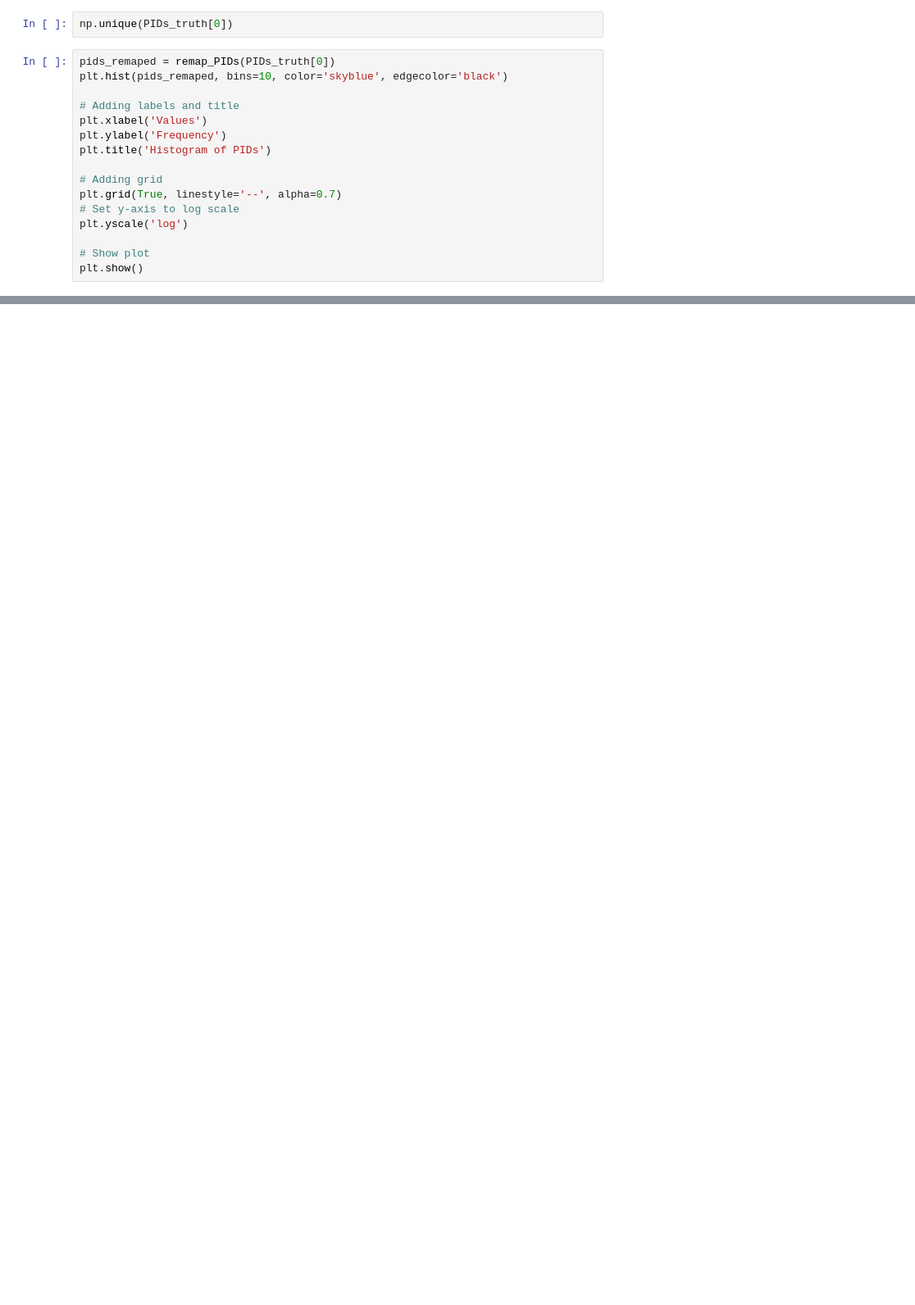
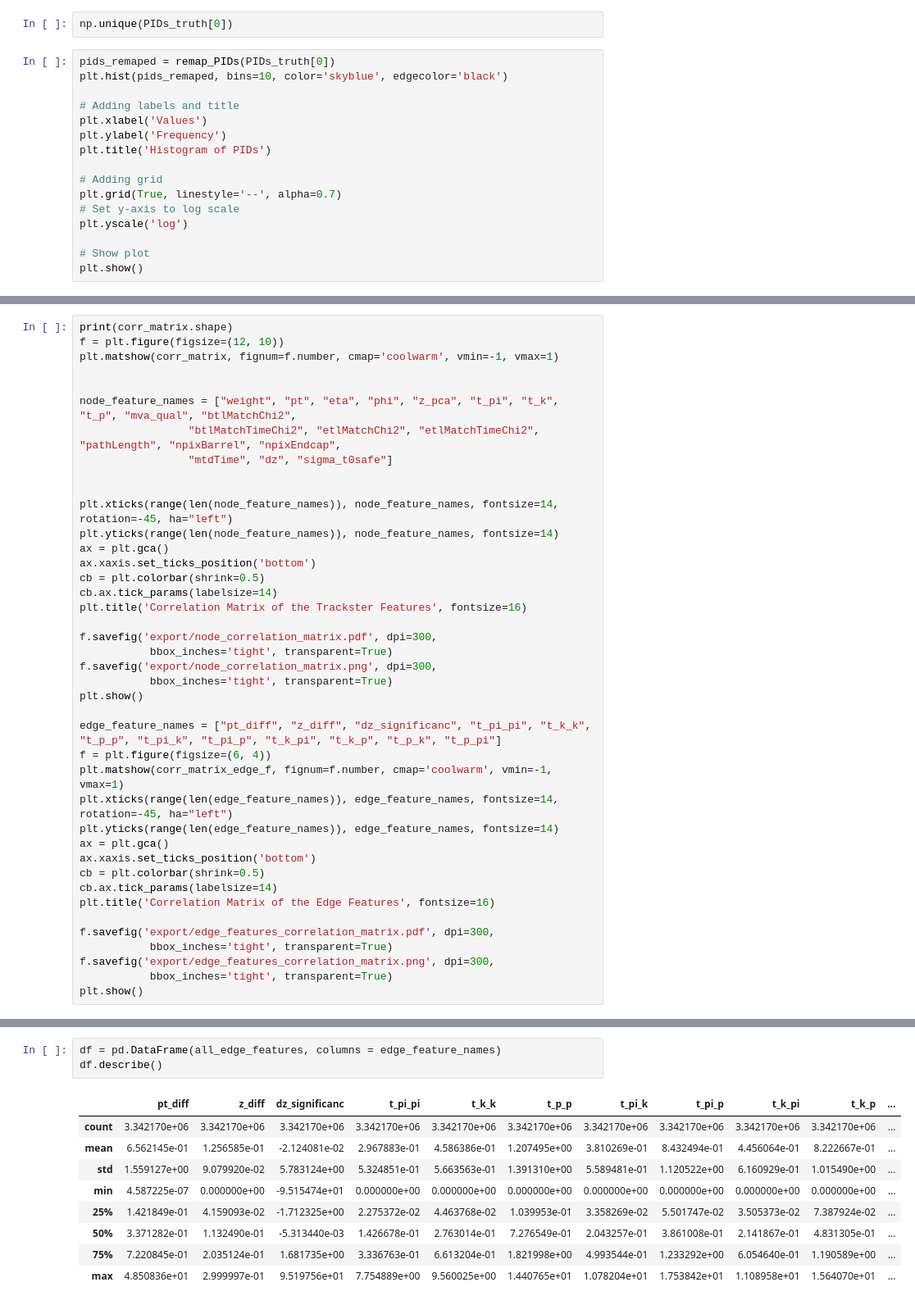
Before and after one commit to jejarosl/GNNVertexing, a Jupyter notebook: DataPreprocessing.ipynb, the cells around one changed output, grey strips where cells are left out. Shown at 82% size. Drawn from its saved outputs; the diff is of its cells as text; blank space fills up the shorter version.

```diff
--- a/DataPreprocessing.ipynb
+++ b/DataPreprocessing.ipynb
@@ -363,0 +617,41 @@ plt.show()
+# %%
+print(corr_matrix.shape)
+f = plt.figure(figsize=(12, 10))
+plt.matshow(corr_matrix, fignum=f.number, cmap='coolwarm', vmin=-1, vmax=1)
+
+
+node_feature_names = ["weight", "pt", "eta", "phi", "z_pca", "t_pi", "t_k",  "t_p", "mva_qual", "btlMatchChi2",
+                 "btlMatchTimeChi2", "etlMatchChi2", "etlMatchTimeChi2", "pathLength", "npixBarrel", "npixEndcap",
+                 "mtdTime", "dz", "sigma_t0safe"]
+
+
+plt.xticks(range(len(node_feature_names)), node_feature_names, fontsize=14, rotation=-45, ha="left")
+plt.yticks(range(len(node_feature_names)), node_feature_names, fontsize=14)
+ax = plt.gca()
+ax.xaxis.set_ticks_position('bottom')
+cb = plt.colorbar(shrink=0.5)
+cb.ax.tick_params(labelsize=14)
+plt.title('Correlation Matrix of the Trackster Features', fontsize=16)
+
+f.savefig('export/node_correlation_matrix.pdf', dpi=300,
+           bbox_inches='tight', transparent=True)
+f.savefig('export/node_correlation_matrix.png', dpi=300,
+           bbox_inches='tight', transparent=True)
+plt.show()
+
+edge_feature_names = ["pt_diff", "z_diff", "dz_significanc", "t_pi_pi", "t_k_k", "t_p_p", "t_pi_k", "t_pi_p", "t_k_pi", "t_k_p", "t_p_k", "t_p_pi"]
+f = plt.figure(figsize=(6, 4))
+plt.matshow(corr_matrix_edge_f, fignum=f.number, cmap='coolwarm', vmin=-1, vmax=1)
+plt.xticks(range(len(edge_feature_names)), edge_feature_names, fontsize=14, rotation=-45, ha="left")
+plt.yticks(range(len(edge_feature_names)), edge_feature_names, fontsize=14)
+ax = plt.gca()
+ax.xaxis.set_ticks_position('bottom')
+cb = plt.colorbar(shrink=0.5)
+cb.ax.tick_params(labelsize=14)
+plt.title('Correlation Matrix of the Edge Features', fontsize=16)
+
+f.savefig('export/edge_features_correlation_matrix.pdf', dpi=300,
+           bbox_inches='tight', transparent=True)
+f.savefig('export/edge_features_correlation_matrix.png', dpi=300,
+           bbox_inches='tight', transparent=True)
+plt.show()
@@ -363,0 +750,13 @@ plt.show()
+# %%
+df = pd.DataFrame(all_edge_features, columns = edge_feature_names)
+df.describe()
+# %% [output]
+|  | pt_diff | z_diff | dz_significanc | t_pi_pi | t_k_k | t_p_p | t_pi_k | t_pi_p | t_k_pi | t_k_p | ... |
+| count | 3.342170e+06 | 3.342170e+06 | 3.342170e+06 | 3.342170e+06 | 3.342170e+06 | 3.342170e+06 | 3.342170e+06 | 3.342170e+06 | 3.342170e+06 | 3.342170e+06 | ... |
+| mean | 6.562145e-01 | 1.256585e-01 | -2.124081e-02 | 2.967883e-01 | 4.586386e-01 | 1.207495e+00 | 3.810269e-01 | 8.432494e-01 | 4.456064e-01 | 8.222667e-01 | ... |
+| std | 1.559127e+00 | 9.079920e-02 | 5.783124e+00 | 5.324851e-01 | 5.663563e-01 | 1.391310e+00 | 5.589481e-01 | 1.120522e+00 | 6.160929e-01 | 1.015490e+00 | ... |
+| min | 4.587225e-07 | 0.000000e+00 | -9.515474e+01 | 0.000000e+00 | 0.000000e+00 | 0.000000e+00 | 0.000000e+00 | 0.000000e+00 | 0.000000e+00 | 0.000000e+00 | ... |
+| 25% | 1.421849e-01 | 4.159093e-02 | -1.712325e+00 | 2.275372e-02 | 4.463768e-02 | 1.039953e-01 | 3.358269e-02 | 5.501747e-02 | 3.505373e-02 | 7.387924e-02 | ... |
+| 50% | 3.371282e-01 | 1.132490e-01 | -5.313440e-03 | 1.426678e-01 | 2.763014e-01 | 7.276549e-01 | 2.043257e-01 | 3.861008e-01 | 2.141867e-01 | 4.831305e-01 | ... |
+| 75% | 7.220845e-01 | 2.035124e-01 | 1.681735e+00 | 3.336763e-01 | 6.613204e-01 | 1.821998e+00 | 4.993544e-01 | 1.233292e+00 | 6.054640e-01 | 1.190589e+00 | ... |
+| max | 4.850836e+01 | 2.999997e-01 | 9.519756e+01 | 7.754889e+00 | 9.560025e+00 | 1.440765e+01 | 1.078204e+01 | 1.753842e+01 | 1.108958e+01 | 1.564070e+01 | ... |
```
Also changed, not shown: parts of 17 cells of this notebook.
